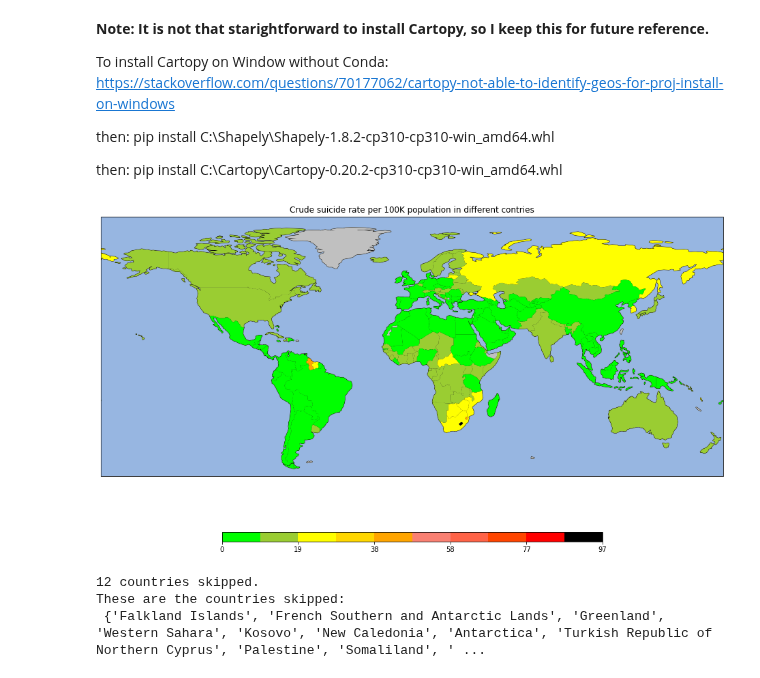
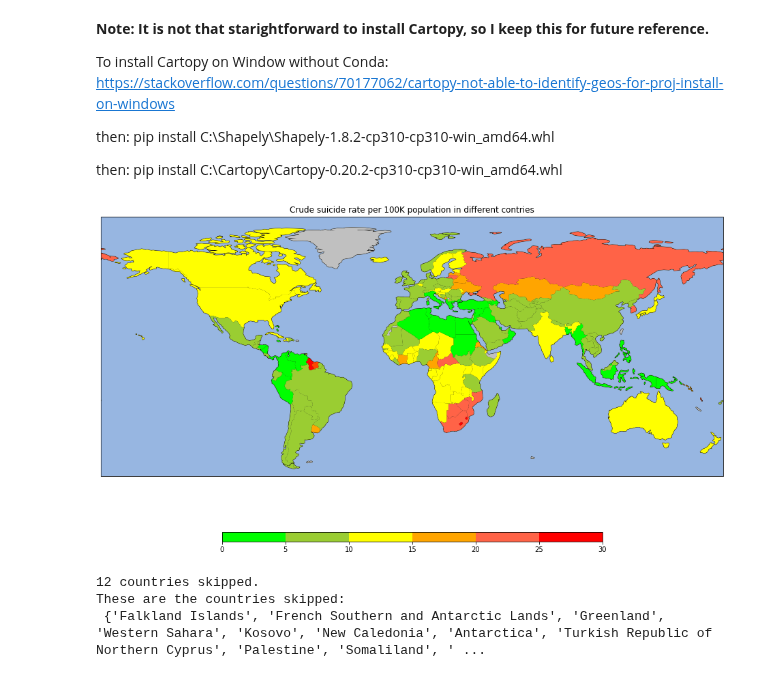
Before and after one commit to Pinkwjp/global_suicide_rates, a Jupyter notebook: visualize_global_sucide_rates.ipynb, the cells around one changed output. Cells and saved outputs as stored; diff of their text form; code cells hidden in the pictures.

```diff
--- a/visualize_global_sucide_rates.ipynb
+++ b/visualize_global_sucide_rates.ipynb
@@ -210,41 +177,41 @@ reload(utils)
 from utils import (make_scalar_colorbar, set_map_extend, countries_iterator,
                    add_basic_map_features, get_country_name_in_data,
                    get_suicide_rate, apply_color_to_country)
 
 
 plt.figure(figsize=(20, 10))
 ax = plt.axes(projection=PlateCarree())
 
 set_map_extend(ax)
 add_basic_map_features(ax)
 
 data = both_sexes_2019
 
-color_bound_obj = ColorBound(data.Float_Value.max())
+bounds = [0, 5, 10, 15, 20, 25, 30] # 7 in total
+colors = ['lime', 'yellowgreen', 'yellow',
+          'orange',  'tomato', 'orangered','red']
+color_bounder = ColorBounder(colors, bounds)
 
 skipped = set()
-
 for country in countries_iterator():
     name_in_map = country.attributes['NAME_EN']
     country_name = get_country_name_in_data(name_in_map, data)
     suicide_rate = get_suicide_rate(country_name, data)
     if suicide_rate < 0:
         skipped.add(name_in_map)
-    face_color = color_bound_obj.get_matching_color(suicide_rate)
-    apply_color_to_country(face_color, country, ax, PlateCarree)
+    apply_color_to_country(color_bounder.find_color(suicide_rate),
+                           country, ax, PlateCarree)
 
-make_scalar_colorbar(color_bound_obj.get_bounds(),
-                     color_bound_obj.get_colors(),
-                     ax,
+make_scalar_colorbar(bounds, colors, ax,
                      location='bottom', aspect=40, shrink=0.5)
 
 plt.title('Crude suicide rate per 100K population in different contries')
 plt.show()
 
 print(f'{len(skipped)} countries skipped.')
 print('These are the countries skipped: \n', skipped)
 # %% [output]
-[figure, old version]
+[figure, new version]
 12 countries skipped.
 These are the countries skipped:
  {'Falkland Islands', 'French Southern and Antarctic Lands', 'Greenland', 'Western Sahara', 'Kosovo', 'New Caledonia', 'Antarctica', 'Turkish Republic of Northern Cyprus', 'Palestine', 'Somaliland', ' ...
```
Also changed, not shown: parts of 1 cell of this notebook, 1 other file.
